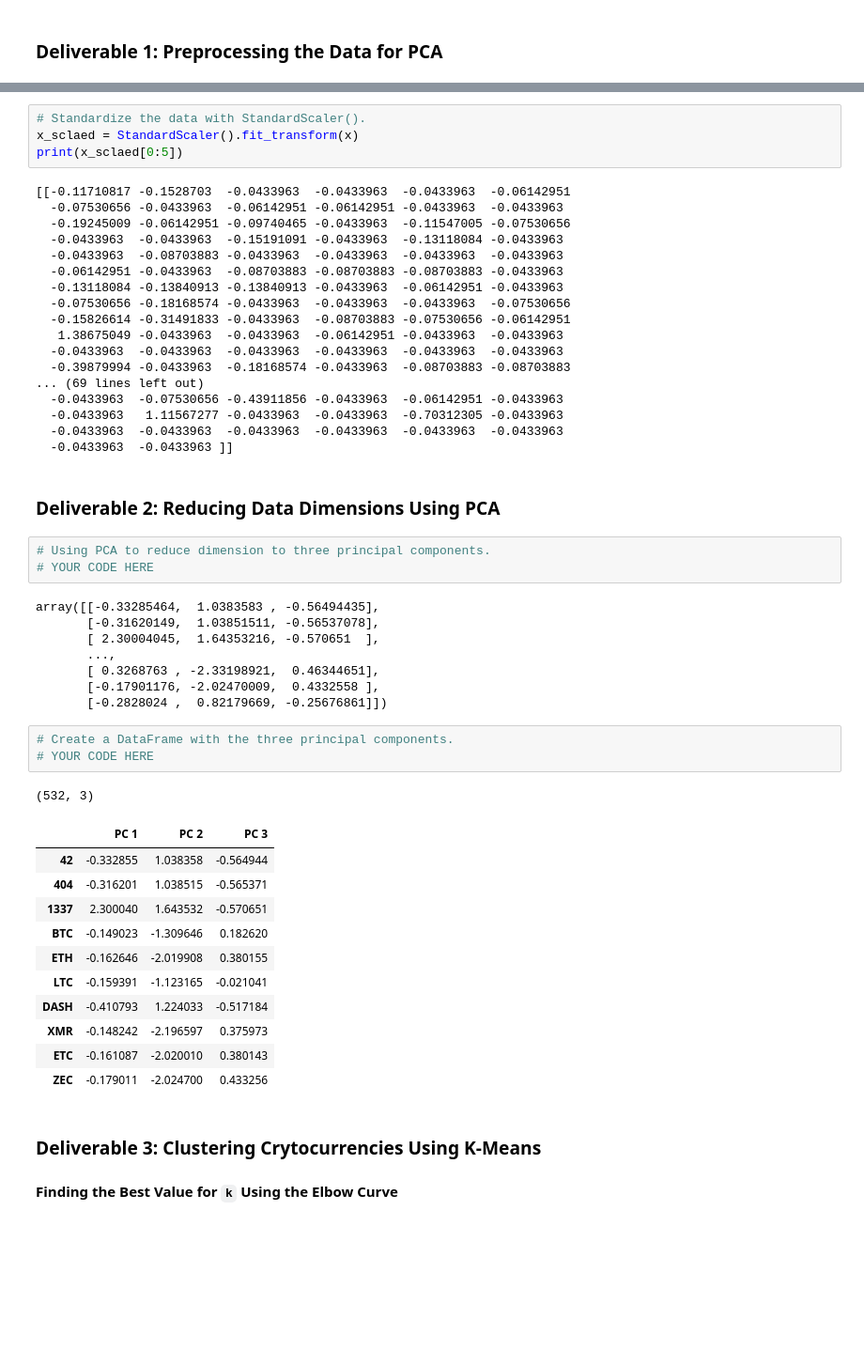
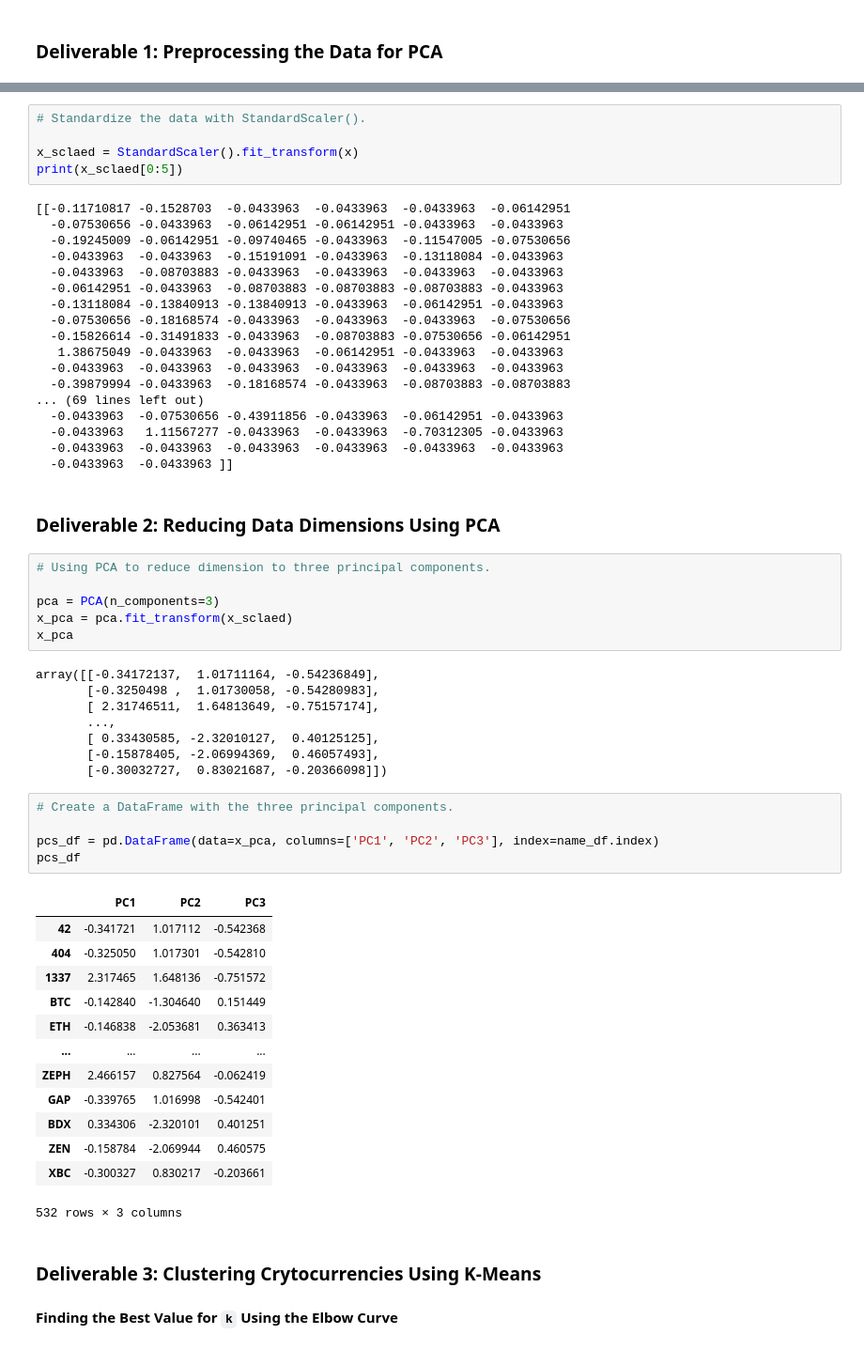
Before and after one commit to EmadSoheili/ML-KMeans-UofT-Cryptocurrencies, a Jupyter notebook: crypto_clustering.ipynb, the cells around one changed output, grey strips where cells are left out. Shown at 94% size. Drawn from its saved outputs; the diff is of its cells as text; blank space fills up the shorter version.

```diff
--- a/crypto_clustering.ipynb
+++ b/crypto_clustering.ipynb
@@ -160,6 +169,7 @@ x
 532 rows × 98 columns
 # %%
 # Standardize the data with StandardScaler().
+
 x_sclaed = StandardScaler().fit_transform(x)
 print(x_sclaed[0:5])
 # %% [output]
@@ -184,31 +194,37 @@ print(x_sclaed[0:5])
 ### Deliverable 2: Reducing Data Dimensions Using PCA
 # %%
 # Using PCA to reduce dimension to three principal components.
-# YOUR CODE HERE
+
+pca = PCA(n_components=3)
+x_pca = pca.fit_transform(x_sclaed)
+x_pca
 # %% [output]
-array([[-0.33285464,  1.0383583 , -0.56494435],
-       [-0.31620149,  1.03851511, -0.56537078],
-       [ 2.30004045,  1.64353216, -0.570651  ],
+array([[-0.34172137,  1.01711164, -0.54236849],
+       [-0.3250498 ,  1.01730058, -0.54280983],
+       [ 2.31746511,  1.64813649, -0.75157174],
        ...,
-       [ 0.3268763 , -2.33198921,  0.46344651],
-       [-0.17901176, -2.02470009,  0.4332558 ],
-       [-0.2828024 ,  0.82179669, -0.25676861]])
+       [ 0.33430585, -2.32010127,  0.40125125],
+       [-0.15878405, -2.06994369,  0.46057493],
+       [-0.30032727,  0.83021687, -0.20366098]])
 # %%
 # Create a DataFrame with the three principal components.
-# YOUR CODE HERE
+
+pcs_df = pd.DataFrame(data=x_pca, columns=['PC1', 'PC2', 'PC3'], index=name_df.index)
+pcs_df
 # %% [output]
+|  | PC1 | PC2 | PC3 |
+| 42 | -0.341721 | 1.017112 | -0.542368 |
+| 404 | -0.325050 | 1.017301 | -0.542810 |
+| 1337 | 2.317465 | 1.648136 | -0.751572 |
+| BTC | -0.142840 | -1.304640 | 0.151449 |
+| ETH | -0.146838 | -2.053681 | 0.363413 |
+| ... | ... | ... | ... |
+| ZEPH | 2.466157 | 0.827564 | -0.062419 |
+| GAP | -0.339765 | 1.016998 | -0.542401 |
+| BDX | 0.334306 | -2.320101 | 0.401251 |
+| ZEN | -0.158784 | -2.069944 | 0.460575 |
+| XBC | -0.300327 | 0.830217 | -0.203661 |
-(532, 3)
+532 rows × 3 columns
-|  | PC 1 | PC 2 | PC 3 |
-| 42 | -0.332855 | 1.038358 | -0.564944 |
-| 404 | -0.316201 | 1.038515 | -0.565371 |
-| 1337 | 2.300040 | 1.643532 | -0.570651 |
-| BTC | -0.149023 | -1.309646 | 0.182620 |
-| ETH | -0.162646 | -2.019908 | 0.380155 |
-| LTC | -0.159391 | -1.123165 | -0.021041 |
-| DASH | -0.410793 | 1.224033 | -0.517184 |
-| XMR | -0.148242 | -2.196597 | 0.375973 |
-| ETC | -0.161087 | -2.020010 | 0.380143 |
-| ZEC | -0.179011 | -2.024700 | 0.433256 |
 # %% [markdown]
 ### Deliverable 3: Clustering Crytocurrencies Using K-Means
 
```
Also changed, not shown: parts of 9 cells of this notebook.
